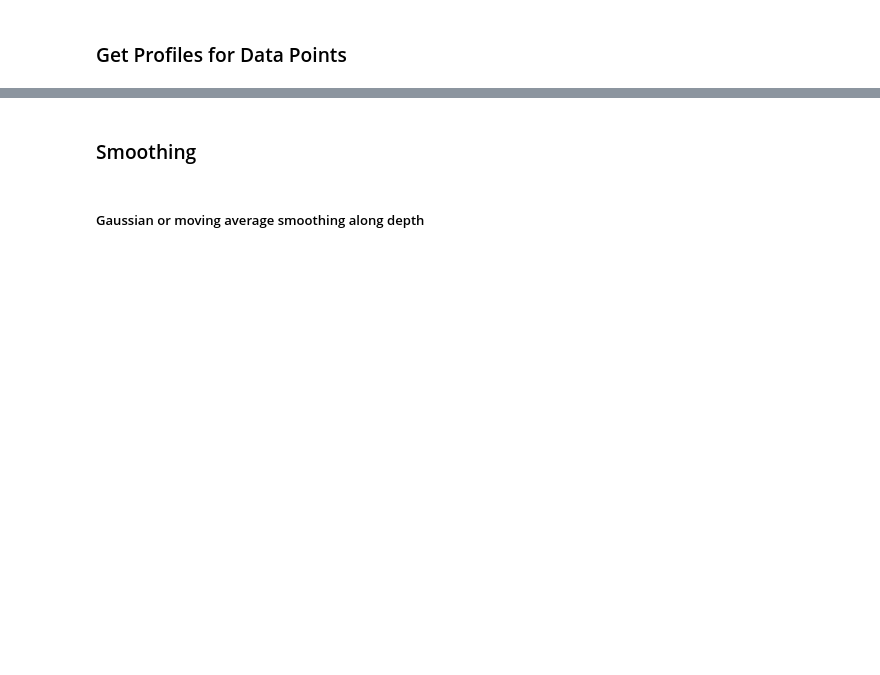
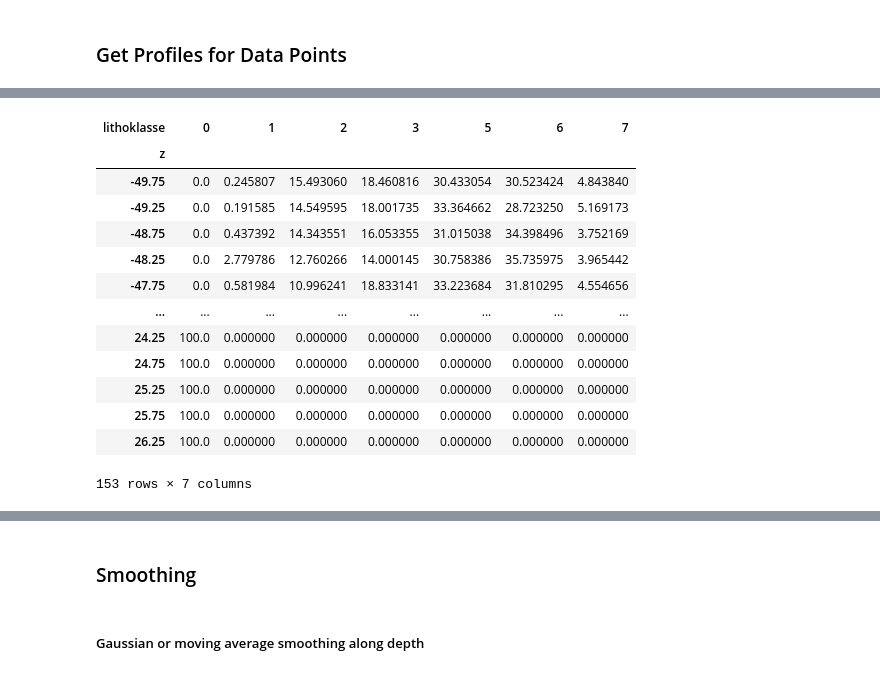
Before and after one commit to silviaelisabeth/UndergroundVisuals_Rotterdam, a Jupyter notebook: dev_layer_plot.ipynb, the cells around one changed output, grey strips where cells are left out. Drawn from its saved outputs; the diff is of its cells as text; code cells hidden in the pictures; blank space fills up the shorter version.

```diff
--- a/dev_layer_plot.ipynb
+++ b/dev_layer_plot.ipynb
@@ -454,0 +363,24 @@ processed 25 unique lat/lon pairs
+# %%
+depth_dist = DataFrame(
+    points_in_rotterdam
+    .groupby(level='z')['lithoklasse']
+    .value_counts(normalize=True)
+    .mul(100)
+    .unstack(fill_value=0)
+)
+depth_dist
+# %% [output]
+| lithoklasse | 0 | 1 | 2 | 3 | 5 | 6 | 7 |
+| z |  |  |  |  |  |  |  |
+| -49.75 | 0.0 | 0.245807 | 15.493060 | 18.460816 | 30.433054 | 30.523424 | 4.843840 |
+| -49.25 | 0.0 | 0.191585 | 14.549595 | 18.001735 | 33.364662 | 28.723250 | 5.169173 |
+| -48.75 | 0.0 | 0.437392 | 14.343551 | 16.053355 | 31.015038 | 34.398496 | 3.752169 |
+| -48.25 | 0.0 | 2.779786 | 12.760266 | 14.000145 | 30.758386 | 35.735975 | 3.965442 |
+| -47.75 | 0.0 | 0.581984 | 10.996241 | 18.833141 | 33.223684 | 31.810295 | 4.554656 |
+| ... | ... | ... | ... | ... | ... | ... | ... |
+| 24.25 | 100.0 | 0.000000 | 0.000000 | 0.000000 | 0.000000 | 0.000000 | 0.000000 |
+| 24.75 | 100.0 | 0.000000 | 0.000000 | 0.000000 | 0.000000 | 0.000000 | 0.000000 |
+| 25.25 | 100.0 | 0.000000 | 0.000000 | 0.000000 | 0.000000 | 0.000000 | 0.000000 |
+| 25.75 | 100.0 | 0.000000 | 0.000000 | 0.000000 | 0.000000 | 0.000000 | 0.000000 |
+| 26.25 | 100.0 | 0.000000 | 0.000000 | 0.000000 | 0.000000 | 0.000000 | 0.000000 |
+153 rows × 7 columns
```
Also changed, not shown: parts of 54 cells of this notebook, 3 other files.
